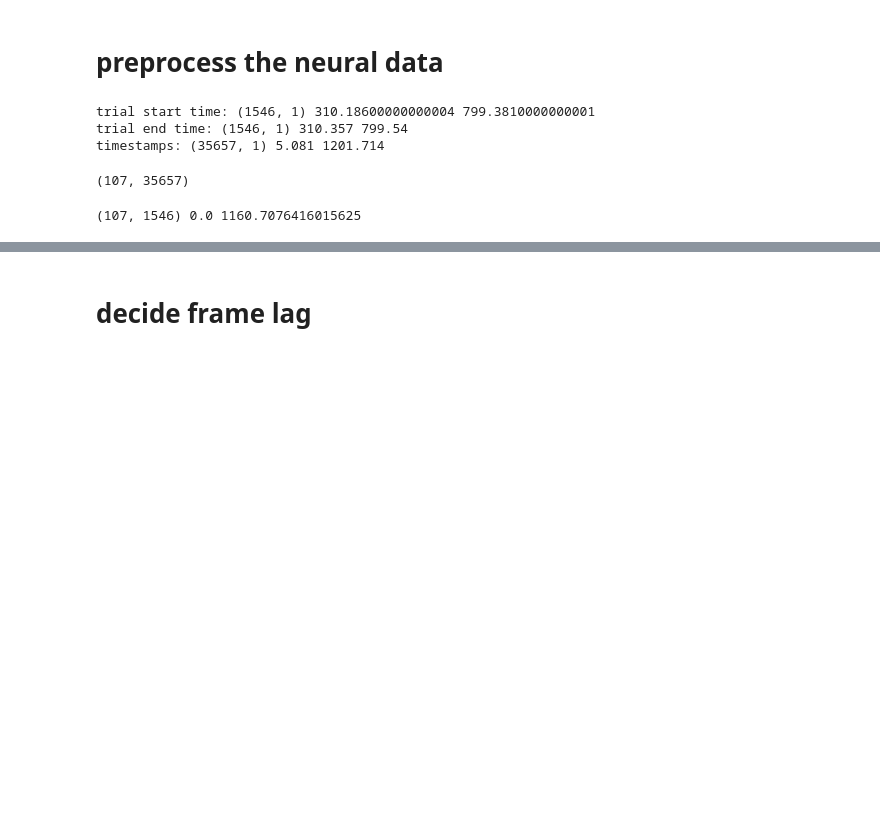
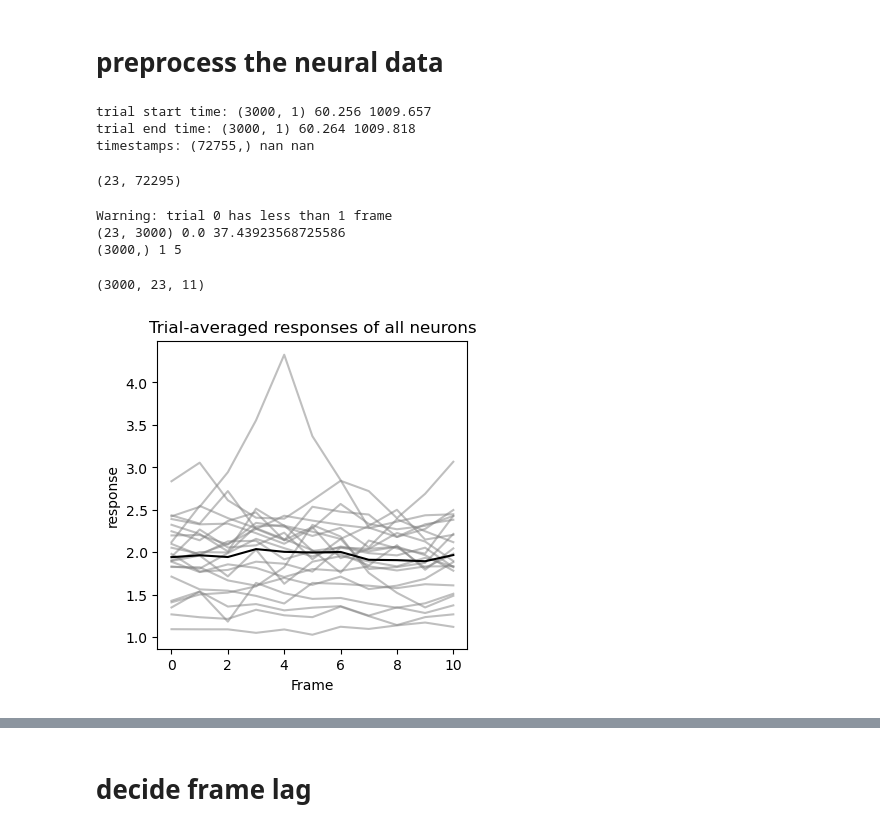
Before and after one commit to dufengtong/SuperiorColliculus, a Jupyter notebook: notebooks/load_sc_data.ipynb, the cells around one changed output, grey strips where cells are left out. Drawn from its saved outputs; the diff is of its cells as text; code cells hidden in the pictures; blank space fills up the shorter version.

```diff
--- a/notebooks/load_sc_data.ipynb
+++ b/notebooks/load_sc_data.ipynb
@@ -114,34 +123,73 @@ trial_end_time = np.load(os.path.join(data_dir, 'natural.endTime.npy'))
 print('trial end time:', trial_end_time.shape, trial_end_time.min(), trial_end_time.max())
 
 timestamps = np.load(os.path.join(data_dir, 'calcium.timestamps.npy'))
+timestamps = timestamps.squeeze()
 print('timestamps:', timestamps.shape, timestamps.min(), timestamps.max())
+
+# timestamps has NaN values, change them to -1
+# timestamps[np.isnan(timestamps)] = -1
 
 n_trials = trial_start_time.shape[0]
 assert trial_end_time.shape[0] == trial_start_time.shape[0]
 # %% [output]
-trial start time: (1546, 1) 310.18600000000004 799.3810000000001
-trial end time: (1546, 1) 310.357 799.54
-timestamps: (35657, 1) 5.081 1201.714
+trial start time: (3000, 1) 60.256 1009.657
+trial end time: (3000, 1) 60.264 1009.818
+timestamps: (72755,) nan nan
 # %%
 # load the calcium data
-root = 'data/'
-n = 0
-raw_spks = np.load(os.path.join(root, 'suite2p', 'plane%d'%n, 'spks.npy'), allow_pickle=True)
-icell = np.load(os.path.join(root, 'suite2p', 'plane%d'%n, 'iscell.npy'))[:,0]
+raw_spks = np.load(os.path.join(data_dir, 'suite2p', 'spks.npy'), allow_pickle=True)
+icell = np.load(os.path.join(data_dir, 'suite2p', 'iscell.npy'))[:,0]
 raw_spks = raw_spks[icell>0.5]
+
+# remove the frames where timestamps are NaN
+nanframes = np.isnan(timestamps)
+timestamps = timestamps[~nanframes]
+raw_spks = raw_spks[:, ~nanframes]
+
 n_neurons, n_frames = raw_spks.shape
 print(raw_spks.shape)
 # %% [output]
-(107, 35657)
+(23, 72295)
 # %%
 spks = np.zeros((n_neurons, n_trials))
 frame_lag = 1
+nframes_list = []
+trial_flag = np.zeros(n_frames, dtype=bool)
+trial_spks = []
 for i in range(n_trials):
     trial_start = trial_start_time[i]
     trial_end = trial_end_time[i]
     trial_start_iframe = np.where(timestamps >= trial_start)[0][0] + frame_lag
     trial_end_iframe = np.where(timestamps <= trial_end)[0][-1] + frame_lag
+    if trial_end_iframe - trial_start_iframe < 1:
+        trial_end_iframe = trial_start_iframe + 1
+        print(f'Warning: trial {i} has less than 1 frame')
     spks[:, i] = raw_spks[:, trial_start_iframe:trial_end_iframe].mean(axis=1)
+    nframes_list.append(trial_end_iframe - trial_start_iframe)
+    trial_flag[trial_start_iframe:trial_end_iframe] = True
+    trial_spks.append(raw_spks[:, trial_start_iframe-3:trial_start_iframe+8])
 print(spks.shape, spks.min(), spks.max())
+nframes = np.array(nframes_list)
+print(nframes.shape, nframes.min(), nframes.max())
 # %% [output]
-(107, 1546) 0.0 1160.7076416015625
+Warning: trial 0 has less than 1 frame
+(23, 3000) 0.0 37.43923568725586
+(3000,) 1 5
+# %%
+trial_spks = np.array(trial_spks)
+print(trial_spks.shape)
+
+fig, ax = plt.subplots(1, 1, figsize=(4, 4))
+# plot all neurons
+for i in range(n_neurons):
+    ax.plot(trial_spks[:, i, :].mean(0), label=f'neuron {i}', color='gray', alpha=0.5)
+# plot the mean
+ax.plot(trial_spks.mean(0).mean(0), label='mean', color='black')
+# ax.legend()
+ax.set_xlabel('Frame')
+ax.set_ylabel('response')
+ax.set_title('Trial-averaged responses of all neurons')
+plt.show()
+# %% [output]
+(3000, 23, 11)
+[figure, added]
```
Also changed, not shown: parts of 21 cells of this notebook, 4 other files.
